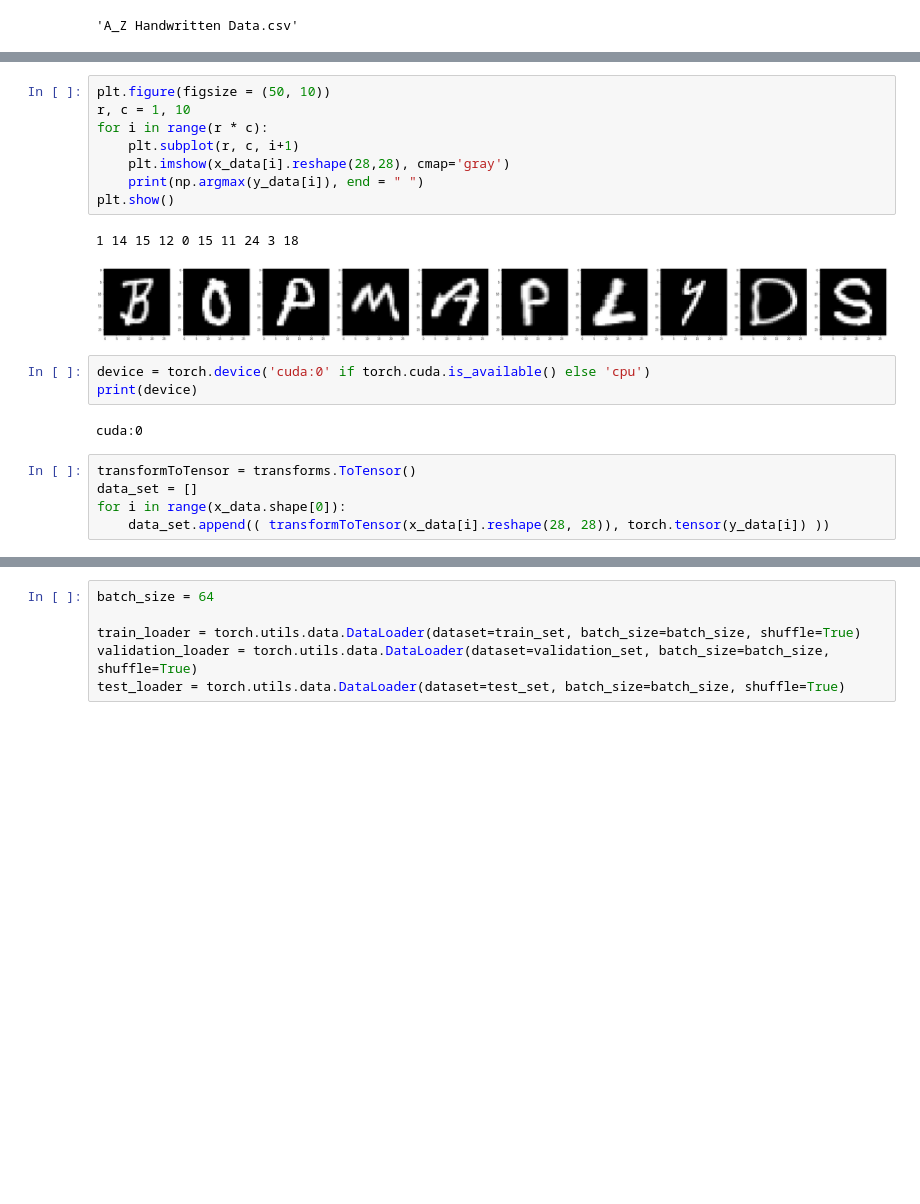
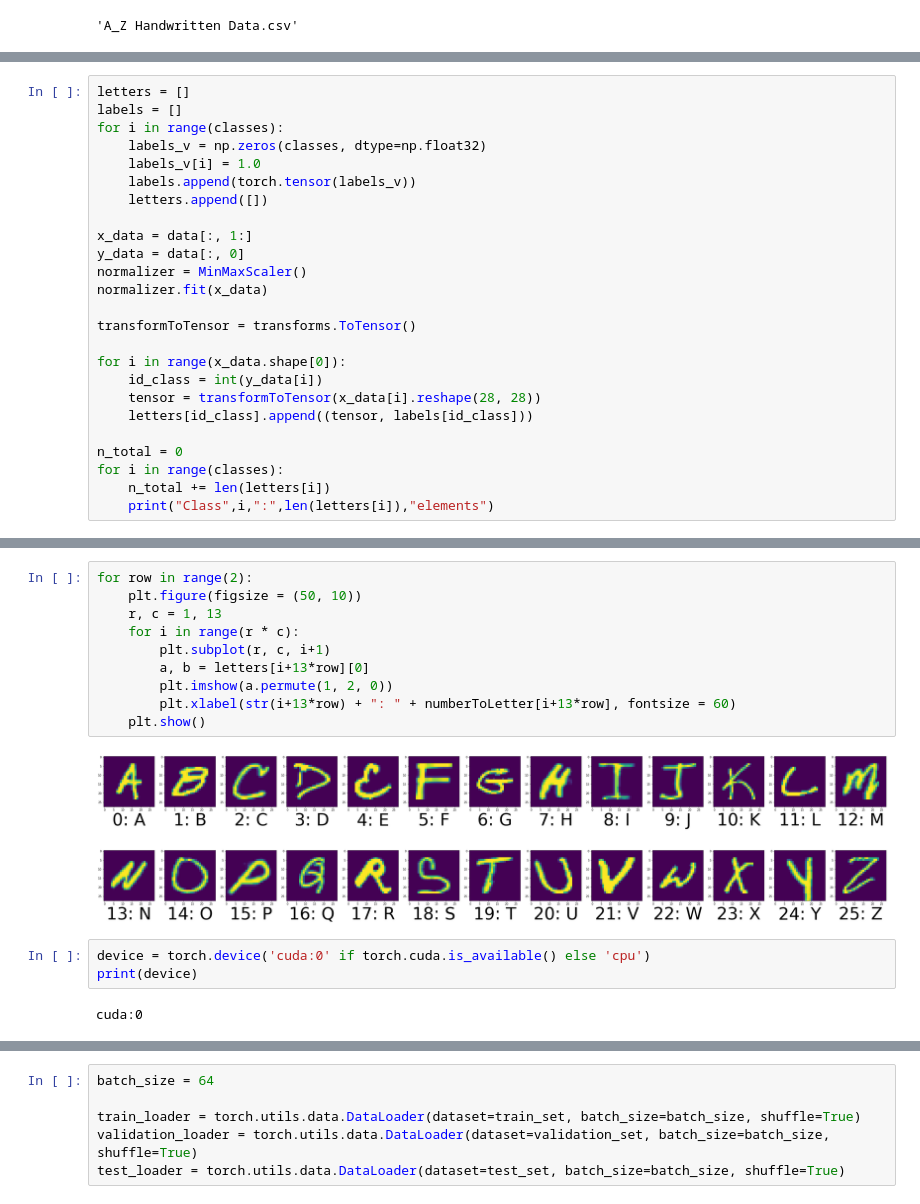
Before and after one commit to jneirar/ai_project5, a Jupyter notebook: Training.ipynb, the cells around one changed output, grey strips where cells are left out. Saved outputs shown, nothing was run; the diff lists cells and outputs as text; blank space fills up the shorter version.

```diff
--- a/Training.ipynb
+++ b/Training.ipynb
@@ -63,0 +50,25 @@ print(y_data.shape)
+# %%
+letters = []
+labels = []
+for i in range(classes):
+    labels_v = np.zeros(classes, dtype=np.float32)
+    labels_v[i] = 1.0
+    labels.append(torch.tensor(labels_v))
+    letters.append([])
+
+x_data = data[:, 1:]
+y_data = data[:, 0]
+normalizer = MinMaxScaler()
+normalizer.fit(x_data)
+
+transformToTensor = transforms.ToTensor()
+
+for i in range(x_data.shape[0]):
+    id_class = int(y_data[i])
+    tensor = transformToTensor(x_data[i].reshape(28, 28))
+    letters[id_class].append((tensor, labels[id_class]))
+
+n_total = 0
+for i in range(classes):
+    n_total += len(letters[i])
+    print("Class",i,":",len(letters[i]),"elements")
@@ -64,22 +93,19 @@ print(y_data.shape)
 # %%
-plt.figure(figsize = (50, 10))
-r, c = 1, 10
-for i in range(r * c):
-    plt.subplot(r, c, i+1)
-    plt.imshow(x_data[i].reshape(28,28), cmap='gray')
-    print(np.argmax(y_data[i]), end = " ")
-plt.show()
+for row in range(2):
+    plt.figure(figsize = (50, 10))
+    r, c = 1, 13
+    for i in range(r * c):
+        plt.subplot(r, c, i+1)
+        a, b = letters[i+13*row][0]
+        plt.imshow(a.permute(1, 2, 0))
+        plt.xlabel(str(i+13*row) + ": " + numberToLetter[i+13*row], fontsize = 60)
+    plt.show()
 # %% [output]
-1 14 15 12 0 15 11 24 3 18
-[figure, old version]
+[figure, new version]
+[figure, added]
 # %%
 device = torch.device('cuda:0' if torch.cuda.is_available() else 'cpu')
 print(device)
 # %% [output]
 cuda:0
-# %%
-transformToTensor = transforms.ToTensor()
-data_set = []
-for i in range(x_data.shape[0]):
-    data_set.append(( transformToTensor(x_data[i].reshape(28, 28)), torch.tensor(y_data[i]) ))
 # %%
```
Also changed, not shown: parts of 25 cells of this notebook, 3 other files.
